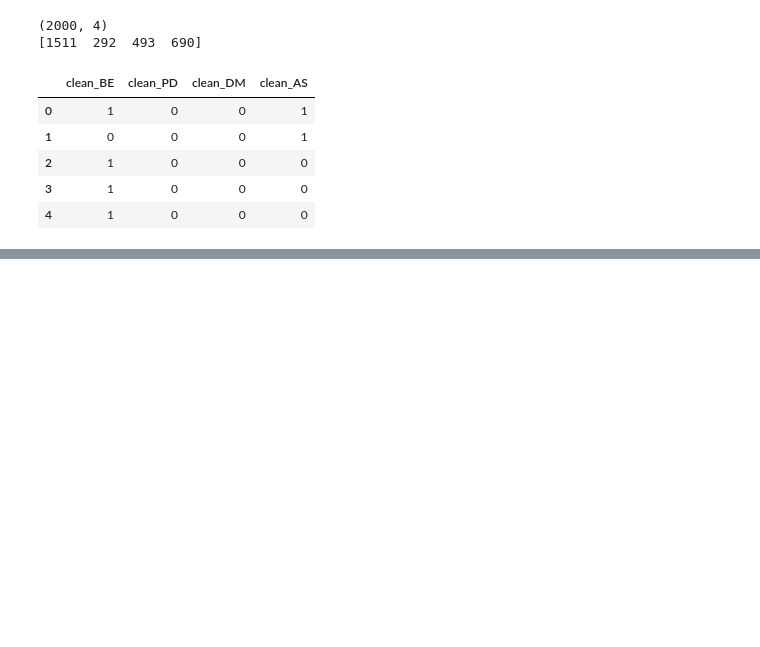
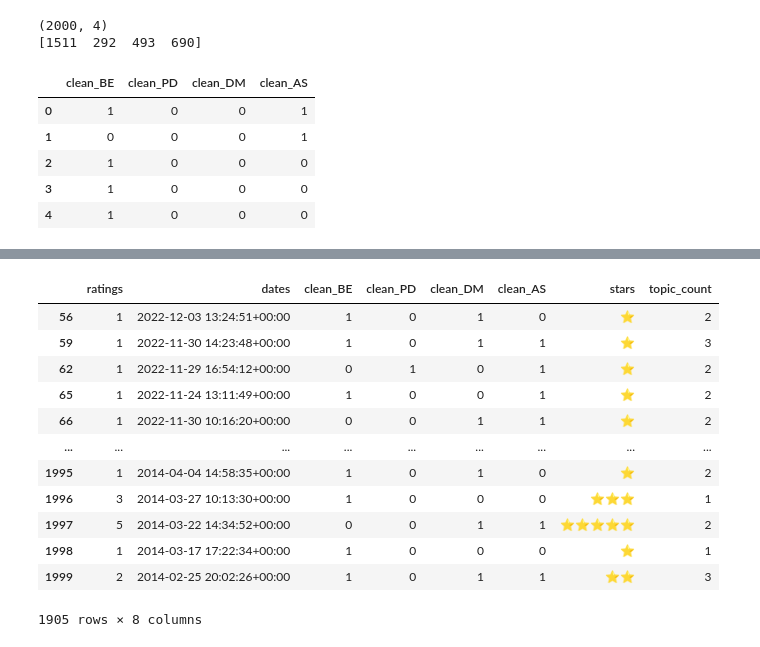
Before and after one commit to CarlOsito16/Hexamind, a Jupyter notebook: Clustering/FinalClassifier/2-classify.ipynb, the cells around one changed output, grey strips where cells are left out. Cells and saved outputs as stored; diff of their text form; code cells hidden in the pictures; blank space fills up the shorter version.

```diff
--- a/Clustering/FinalClassifier/2-classify.ipynb
+++ b/Clustering/FinalClassifier/2-classify.ipynb
@@ -91,0 +110,17 @@ final_df.to_csv('final_carrefour_df_with_label.csv')
+# %%
+df = pd.read_csv("/Users/carlosito/Library/CloudStorage/OneDrive-Personal/Personal Document/Hexamind/hexamind_code/Carrefour/Clustering/FinalClassifier/data/final_carrefour_df_with_label.csv", index_col=0)
+# %%
+def rating_to_star(rating: int):
+    star = "⭐" * rating
+
+    return star
+# %%
+#Define some data querying and aggregation
+clean_superclass = ['clean_BE', 'clean_PD', 'clean_DM', 'clean_AS']
+group_df  = df.loc[: , ['ratings', 'dates'] + clean_superclass ] #  we need to have 'dates' for further timedifference
+group_df['stars'] = group_df['ratings'].apply(lambda x: rating_to_star(int(x)))
+group_df['topic_count'] = group_df.iloc[ :, 2:6].sum(axis= 1)
+
+# Transform the columns 'dates' to datetime format so as to use the .last method
+group_df['dates'] = pd.to_datetime(group_df['dates'])
+last_3m_df  = group_df.sort_values(by="dates",ascending=True).set_index("dates").last("3M")
@@ -91,0 +137,6 @@ final_df.to_csv('final_carrefour_df_with_label.csv')
+# %%
+today = pd.Timestamp.today()
+cut_off_3m_date = today - DateOffset(months=3)
+
+print(today)
+print(cut_off_3m_date)
@@ -91,0 +149,16 @@ final_df.to_csv('final_carrefour_df_with_label.csv')
+# %%
+group_df[group_df['dates'] < cut_off_3m_date.tz_localize('utc')]
+# %% [output]
+|  | ratings | dates | clean_BE | clean_PD | clean_DM | clean_AS | stars | topic_count |
+| 56 | 1 | 2022-12-03 13:24:51+00:00 | 1 | 0 | 1 | 0 | ⭐ | 2 |
+| 59 | 1 | 2022-11-30 14:23:48+00:00 | 1 | 0 | 1 | 1 | ⭐ | 3 |
+| 62 | 1 | 2022-11-29 16:54:12+00:00 | 0 | 1 | 0 | 1 | ⭐ | 2 |
+| 65 | 1 | 2022-11-24 13:11:49+00:00 | 1 | 0 | 0 | 1 | ⭐ | 2 |
+| 66 | 1 | 2022-11-30 10:16:20+00:00 | 0 | 0 | 1 | 1 | ⭐ | 2 |
+| ... | ... | ... | ... | ... | ... | ... | ... | ... |
+| 1995 | 1 | 2014-04-04 14:58:35+00:00 | 1 | 0 | 1 | 0 | ⭐ | 2 |
+| 1996 | 3 | 2014-03-27 10:13:30+00:00 | 1 | 0 | 0 | 0 | ⭐⭐⭐ | 1 |
+| 1997 | 5 | 2014-03-22 14:34:52+00:00 | 0 | 0 | 1 | 1 | ⭐⭐⭐⭐⭐ | 2 |
+| 1998 | 1 | 2014-03-17 17:22:34+00:00 | 1 | 0 | 0 | 0 | ⭐ | 1 |
+| 1999 | 2 | 2014-02-25 20:02:26+00:00 | 1 | 0 | 1 | 1 | ⭐⭐ | 3 |
+1905 rows × 8 columns
```
Also changed, not shown: parts of 22 cells of this notebook, 15 other files.
